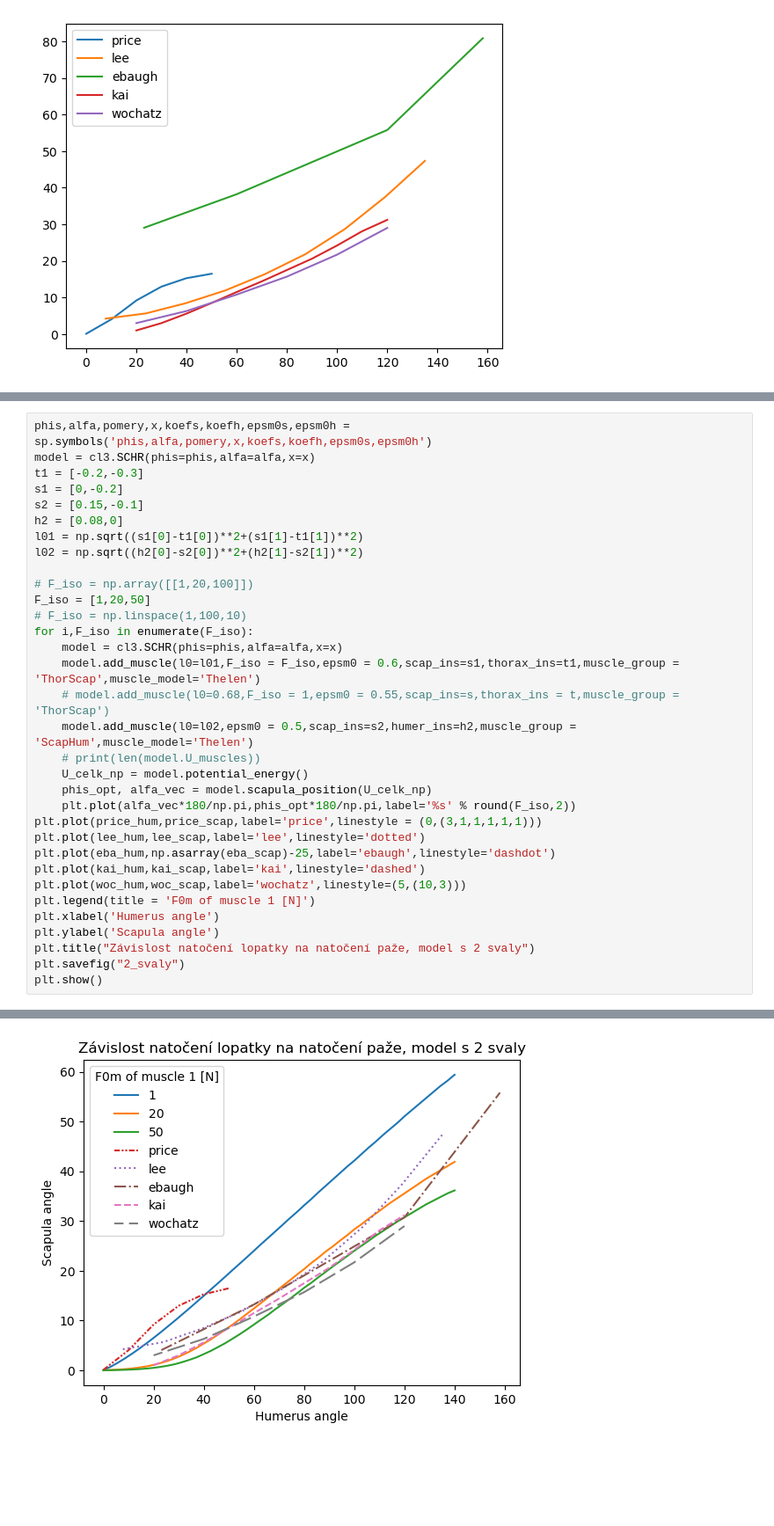
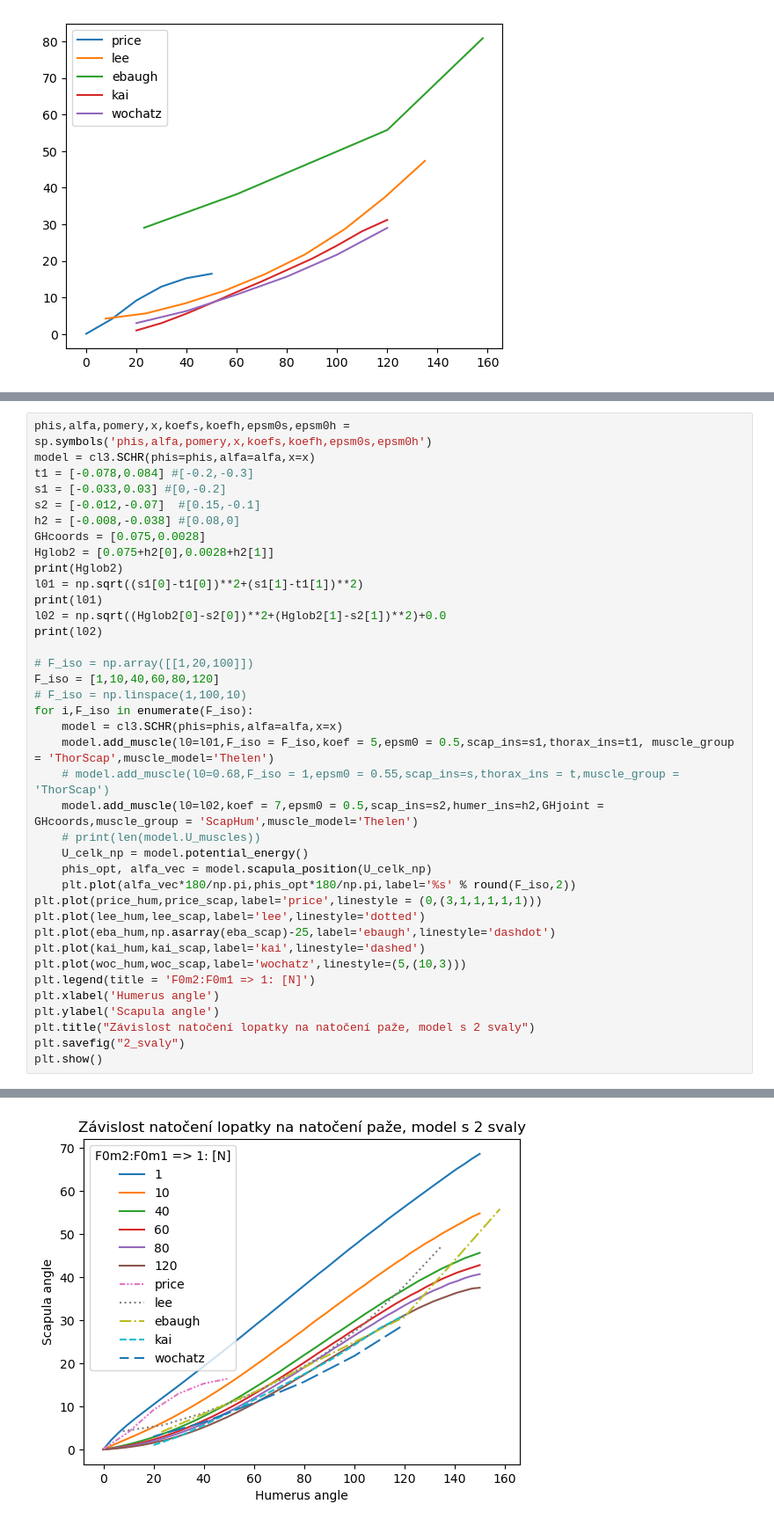
Before and after one commit to zoufaond/Passive_SCHR, a Jupyter notebook: clanek.ipynb, the cells around one changed output, grey strips where cells are left out. Shown at 88% size. Drawn from its saved outputs; the diff is of its cells as text; blank space fills up the shorter version.

```diff
--- a/clanek.ipynb
+++ b/clanek.ipynb
@@ -47,21 +47,26 @@ plt.show()
 # %%
 phis,alfa,pomery,x,koefs,koefh,epsm0s,epsm0h = sp.symbols('phis,alfa,pomery,x,koefs,koefh,epsm0s,epsm0h')
 model = cl3.SCHR(phis=phis,alfa=alfa,x=x)
-t1 = [-0.2,-0.3]
-s1 = [0,-0.2]
-s2 = [0.15,-0.1]
-h2 = [0.08,0]
+t1 = [-0.078,0.084] #[-0.2,-0.3]
+s1 = [-0.033,0.03] #[0,-0.2]
+s2 = [-0.012,-0.07]  #[0.15,-0.1]
+h2 = [-0.008,-0.038] #[0.08,0]
+GHcoords = [0.075,0.0028]
+Hglob2 = [0.075+h2[0],0.0028+h2[1]]
+print(Hglob2)
 l01 = np.sqrt((s1[0]-t1[0])**2+(s1[1]-t1[1])**2)
-l02 = np.sqrt((h2[0]-s2[0])**2+(h2[1]-s2[1])**2)
+print(l01)
+l02 = np.sqrt((Hglob2[0]-s2[0])**2+(Hglob2[1]-s2[1])**2)+0.0
+print(l02)
 
 # F_iso = np.array([[1,20,100]])
-F_iso = [1,20,50]
+F_iso = [1,10,40,60,80,120]
 # F_iso = np.linspace(1,100,10)
 for i,F_iso in enumerate(F_iso):
     model = cl3.SCHR(phis=phis,alfa=alfa,x=x)
-    model.add_muscle(l0=l01,F_iso = F_iso,epsm0 = 0.6,scap_ins=s1,thorax_ins=t1,muscle_group = 'ThorScap',muscle_model='Thelen')
+    model.add_muscle(l0=l01,F_iso = F_iso,koef = 5,epsm0 = 0.5,scap_ins=s1,thorax_ins=t1, muscle_group = 'ThorScap',muscle_model='Thelen')
     # model.add_muscle(l0=0.68,F_iso = 1,epsm0 = 0.55,scap_ins=s,thorax_ins = t,muscle_group = 'ThorScap')
-    model.add_muscle(l0=l02,epsm0 = 0.5,scap_ins=s2,humer_ins=h2,muscle_group = 'ScapHum',muscle_model='Thelen')
+    model.add_muscle(l0=l02,koef = 7,epsm0 = 0.5,scap_ins=s2,humer_ins=h2,GHjoint = GHcoords,muscle_group = 'ScapHum',muscle_model='Thelen')
     # print(len(model.U_muscles))
     U_celk_np = model.potential_energy()
     phis_opt, alfa_vec = model.scapula_position(U_celk_np)
@@ -71,7 +76,7 @@ plt.plot(lee_hum,lee_scap,label='lee',linestyle='dotted')
 plt.plot(eba_hum,np.asarray(eba_scap)-25,label='ebaugh',linestyle='dashdot')
 plt.plot(kai_hum,kai_scap,label='kai',linestyle='dashed')
 plt.plot(woc_hum,woc_scap,label='wochatz',linestyle=(5,(10,3)))
-plt.legend(title = 'F0m of muscle 1 [N]')
+plt.legend(title = 'F0m2:F0m1 => 1: [N]')
 plt.xlabel('Humerus angle')
 plt.ylabel('Scapula angle')
 plt.title("Závislost natočení lopatky na natočení paže, model s 2 svaly")
@@ -81 +89 @@ plt.show()
-[figure, old version]
+[figure, new version]
```
Also changed, not shown: parts of 2 cells of this notebook, 2 other files.
